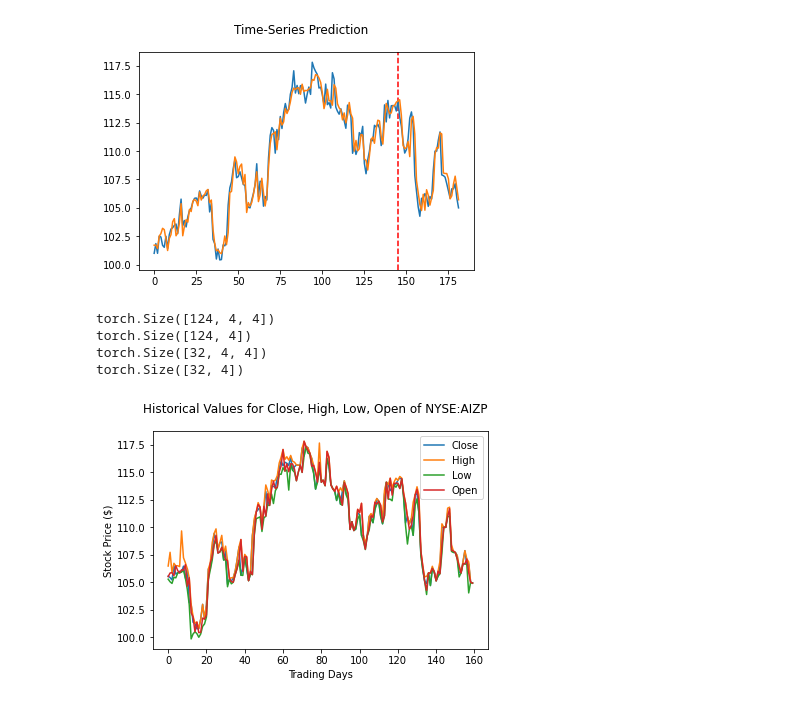
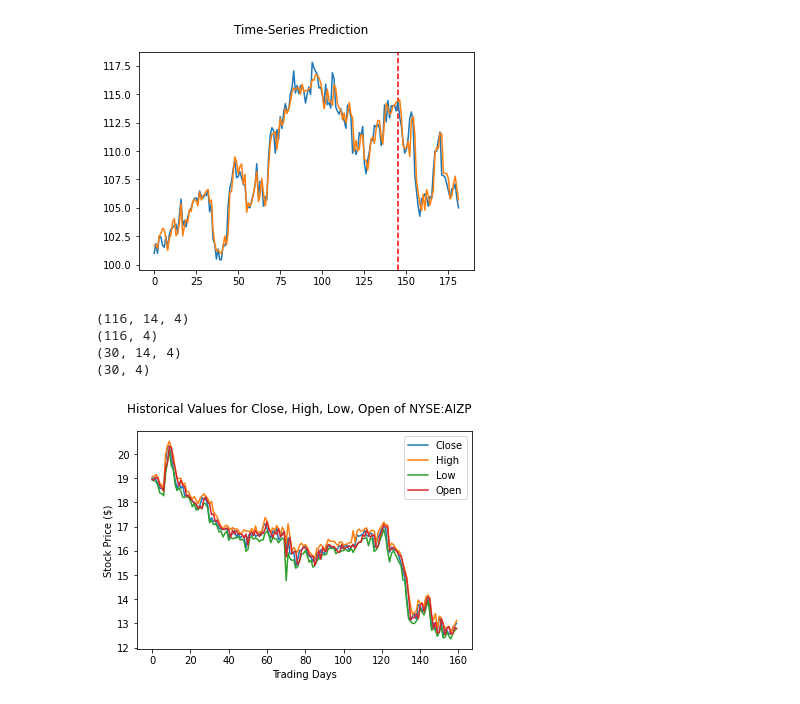
Before and after one commit to antoniouaa/msc_thesis, a Jupyter notebook: src/lstm/lstm.ipynb, the cells around one changed output. Saved outputs shown, nothing was run; the diff lists cells and outputs as text; code cells hidden in the pictures.

```diff
--- a/src/lstm/lstm.ipynb
+++ b/src/lstm/lstm.ipynb
@@ -166,7 +166,7 @@ from keras.optimizers import Adam
 
 TICKER_DIR = "C:\\Users\\anton\\Documents\\antoniouaa\\msc_thesis\\data\\tickers\\ticker_data\\_Rolling"
 
-training = pd.read_csv(f"{TICKER_DIR}\\MA_AIZP.csv", header=0)
+training = pd.read_csv(f"{TICKER_DIR}\\MA_ARD.csv", header=0)
 training = training.tail(160).iloc[:, :4].values
 # training = training.iloc[:, 0:4:3].values
 
@@ -175,45 +175,51 @@ plt.suptitle("Historical Values for Close, High, Low, Open of NYSE:AIZP")
 plt.ylabel("Stock Price ($)")
 plt.xlabel("Trading Days")
 plt.legend(("Close", "High", "Low", "Open"))
-plt.savefig("C:\\Users\\anton\\Documents\\antoniouaa\\msc_thesis\\AIZP_hist.jpg")
+#plt.savefig("C:\\Users\\anton\\Documents\\antoniouaa\\msc_thesis\\AIZP_hist.jpg")
 
 def sliding_windows(data, seq_length):
     x, y = [], []
     for i in range(len(data)-seq_length-1):
         _x = data[i:(i+seq_length)]
         _y = data[i+seq_length]
         x.append(_x)
         y.append(_y)
     return np.array(x), np.array(y)
 
 sc = MinMaxScaler()
 training_data = sc.fit_transform(training)
 
-seq_length = 4
+seq_length = 14
 x, y = sliding_windows(training_data, seq_length)
 
 train_size = int(len(y) * 0.8)
 test_size = len(y) - train_size
 
 dataX = Variable(torch.Tensor(x))
 dataY = Variable(torch.Tensor(y))
 
-trainX = Variable(torch.Tensor(x[:train_size]))
-trainY = Variable(torch.Tensor(y[:train_size]))
+# trainX = Variable(torch.Tensor(x[:train_size]))
+# trainY = Variable(torch.Tensor(y[:train_size]))
 
-testX = Variable(torch.Tensor(x[train_size-1:]))
-testY = Variable(torch.Tensor(y[train_size-1:]))
+# testX = Variable(torch.Tensor(x[train_size-1:]))
+# testY = Variable(torch.Tensor(y[train_size-1:]))
+
+trainX = x[:train_size]
+trainY = y[:train_size]
+
+testX = x[train_size-1:]
+testY = y[train_size-1:]
 
 print(trainX.shape)
 print(trainY.shape)
 print(testX.shape)
 print(testY.shape)
 # %% [output]
-torch.Size([124, 4, 4])
-torch.Size([124, 4])
-torch.Size([32, 4, 4])
-torch.Size([32, 4])
+(116, 14, 4)
+(116, 4)
+(30, 14, 4)
+(30, 4)
-[figure, old version]
+[figure, new version]
 # %%
 keras.backend.clear_session()
 model = Sequential()
```
Also changed, not shown: parts of 6 cells of this notebook, 34 other files.
